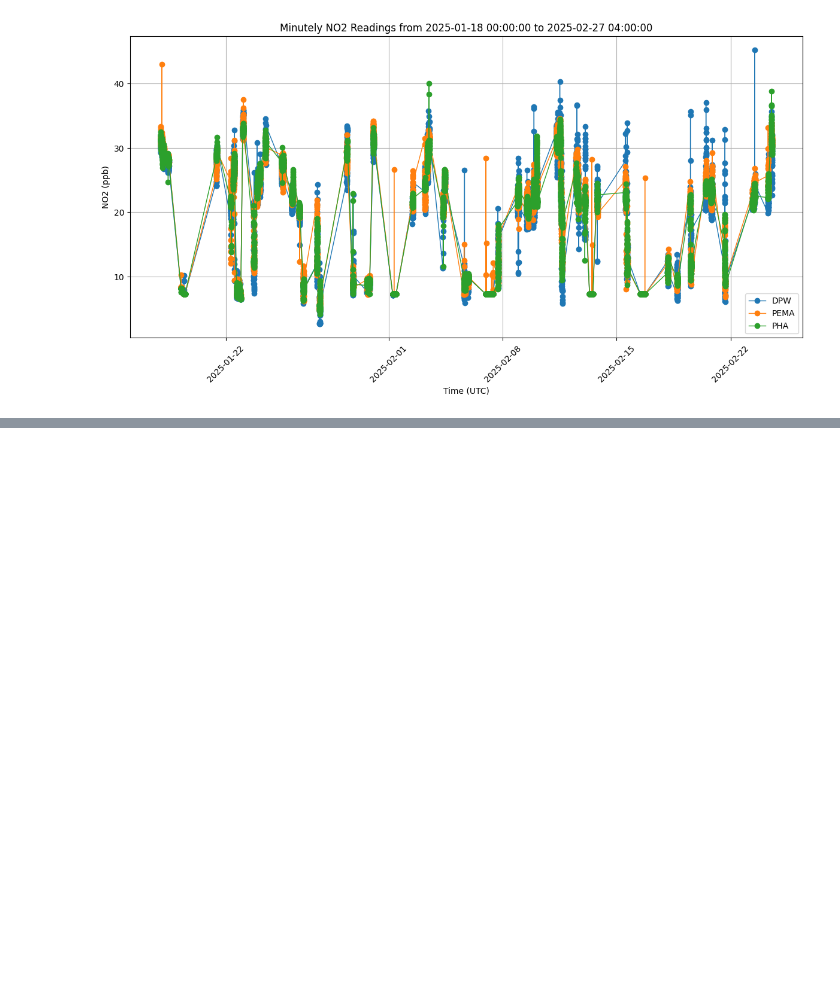
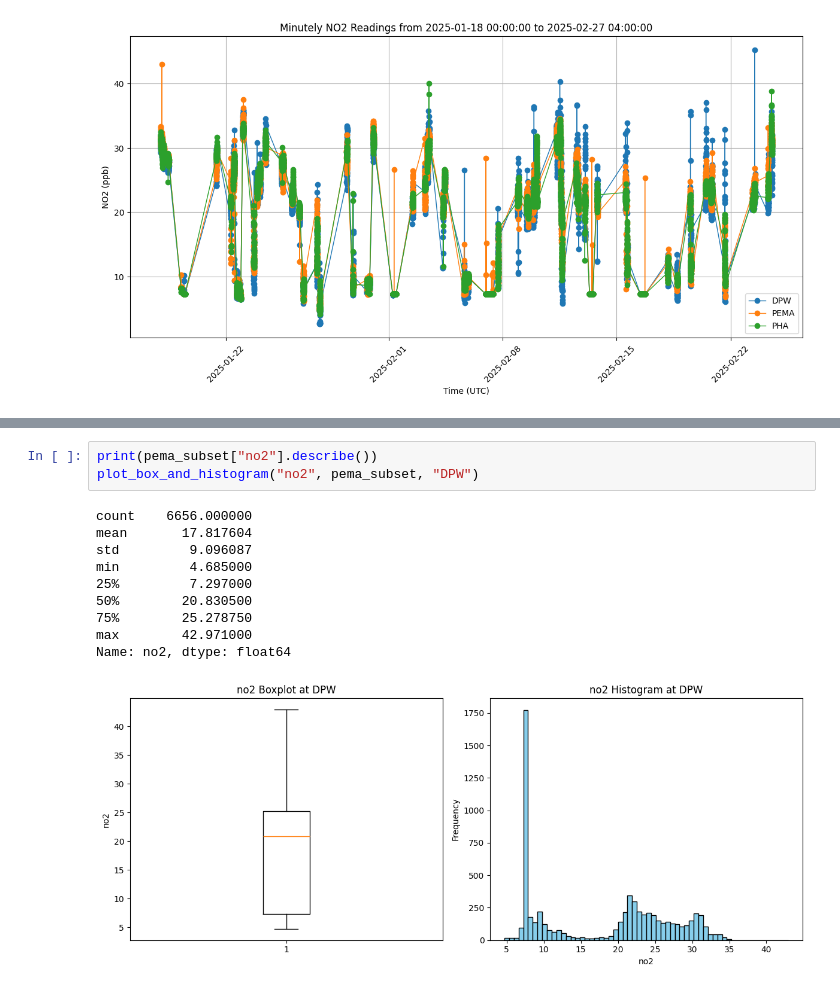
Before and after one commit to jacklardner/calibrationEDA, a Jupyter notebook: qaqlowRSDEDA.ipynb, the cells around one changed output, grey strips where cells are left out. Cells and saved outputs as stored; diff of their text form; blank space fills up the shorter version.

```diff
--- a/qaqlowRSDEDA.ipynb
+++ b/qaqlowRSDEDA.ipynb
@@ -289,0 +304,14 @@ plt.show()
+# %%
+print(pema_subset["no2"].describe())
+plot_box_and_histogram("no2", pema_subset, "DPW")
+# %% [output]
+count    6656.000000
+mean       17.817604
+std         9.096087
+min         4.685000
+25%         7.297000
+50%        20.830500
+75%        25.278750
+max        42.971000
+Name: no2, dtype: float64
+[figure, added]
```
Also changed, not shown: parts of 6 cells of this notebook, 9 other files.
